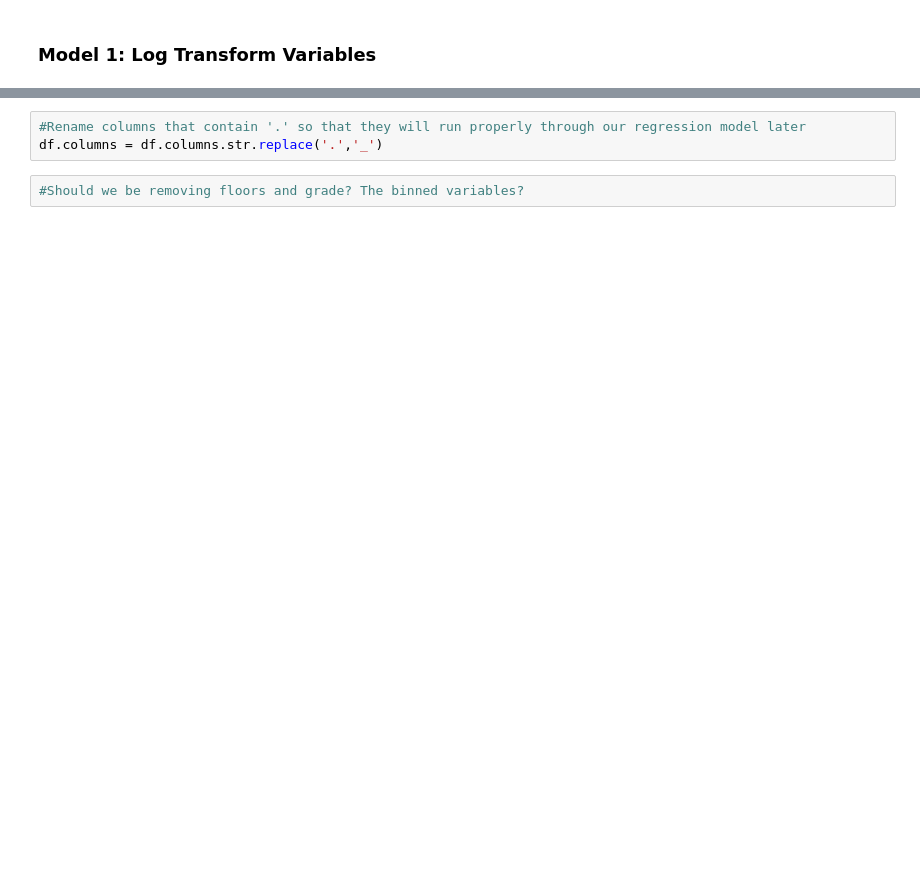
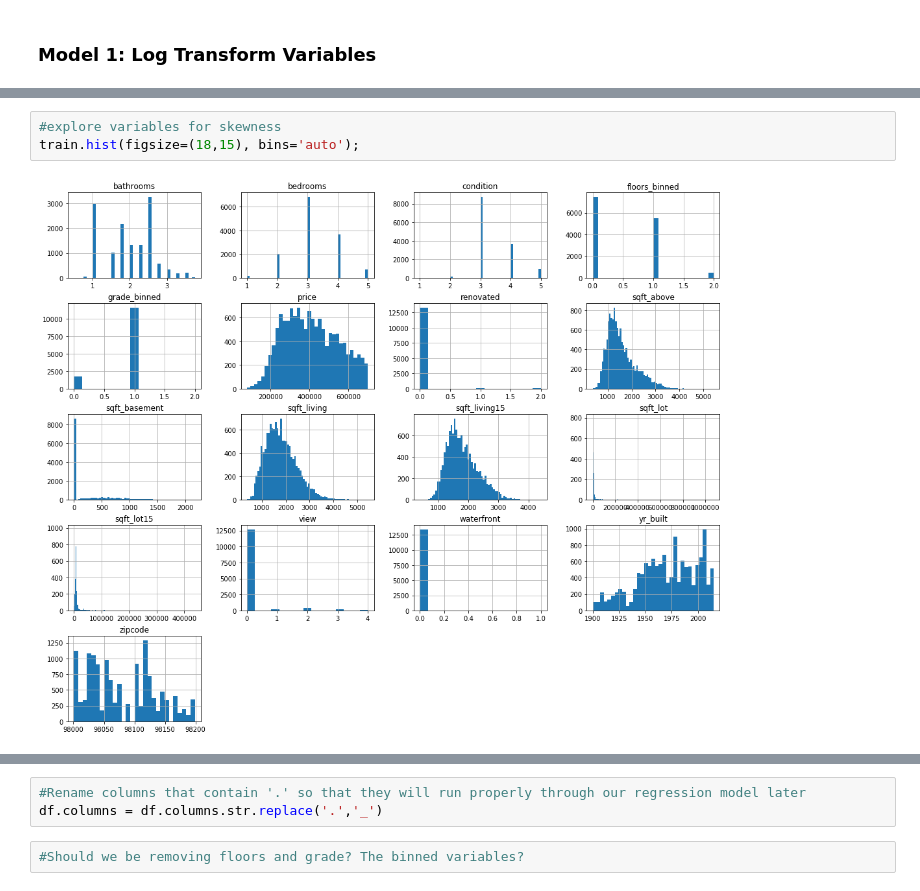
Before and after one commit to adinas94/King-Country-Regression, a Jupyter notebook: Regressions.ipynb, the cells around one changed output, grey strips where cells are left out. Saved outputs shown, nothing was run; the diff lists cells and outputs as text; blank space fills up the shorter version.

```diff
--- a/Regressions.ipynb
+++ b/Regressions.ipynb
@@ -153,0 +193,5 @@ get_low_pval_features(baseline)
+# %%
+#explore variables for skewness
+train.hist(figsize=(18,15), bins='auto');
+# %% [output]
+[figure, added]
```
Also changed, not shown: parts of 19 cells of this notebook.
